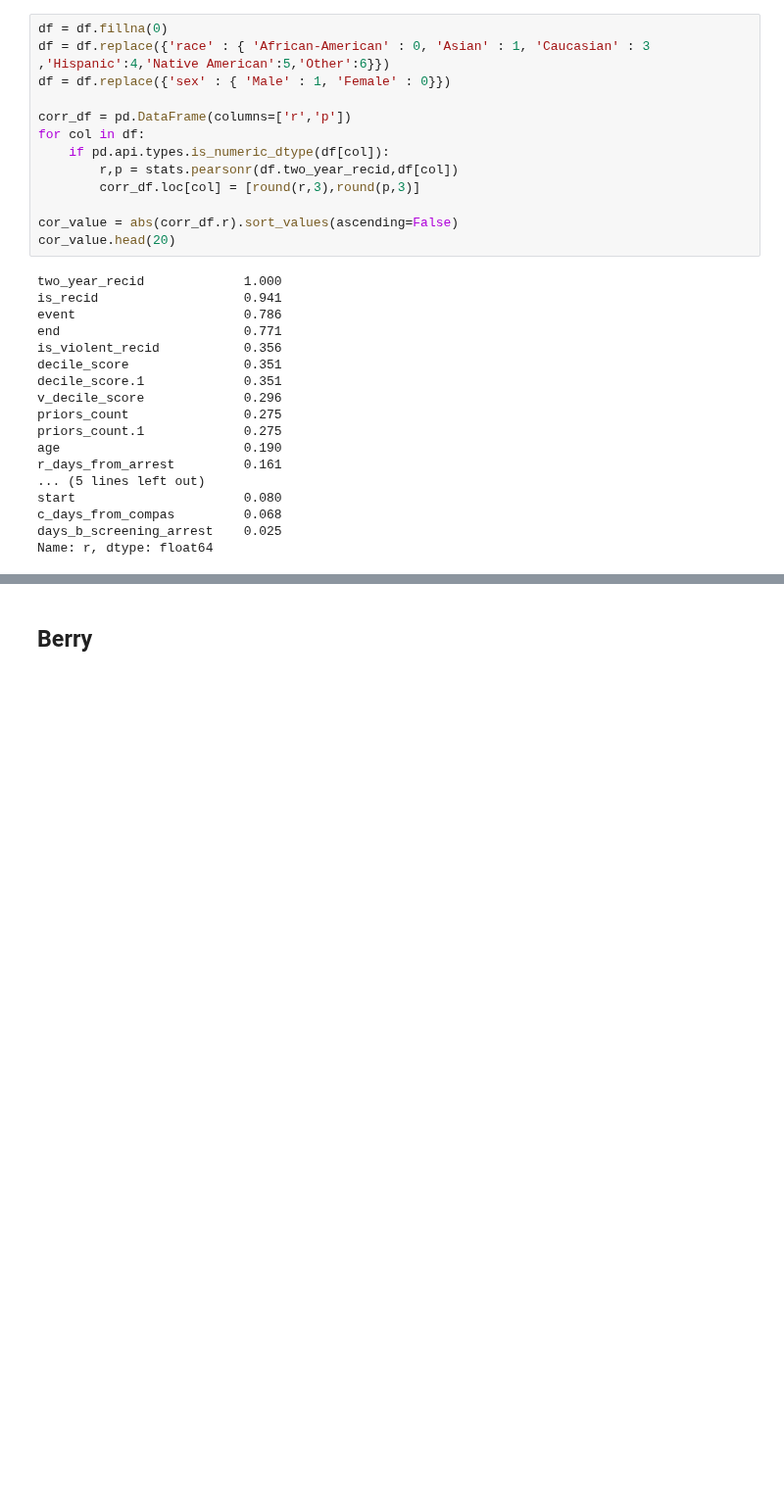
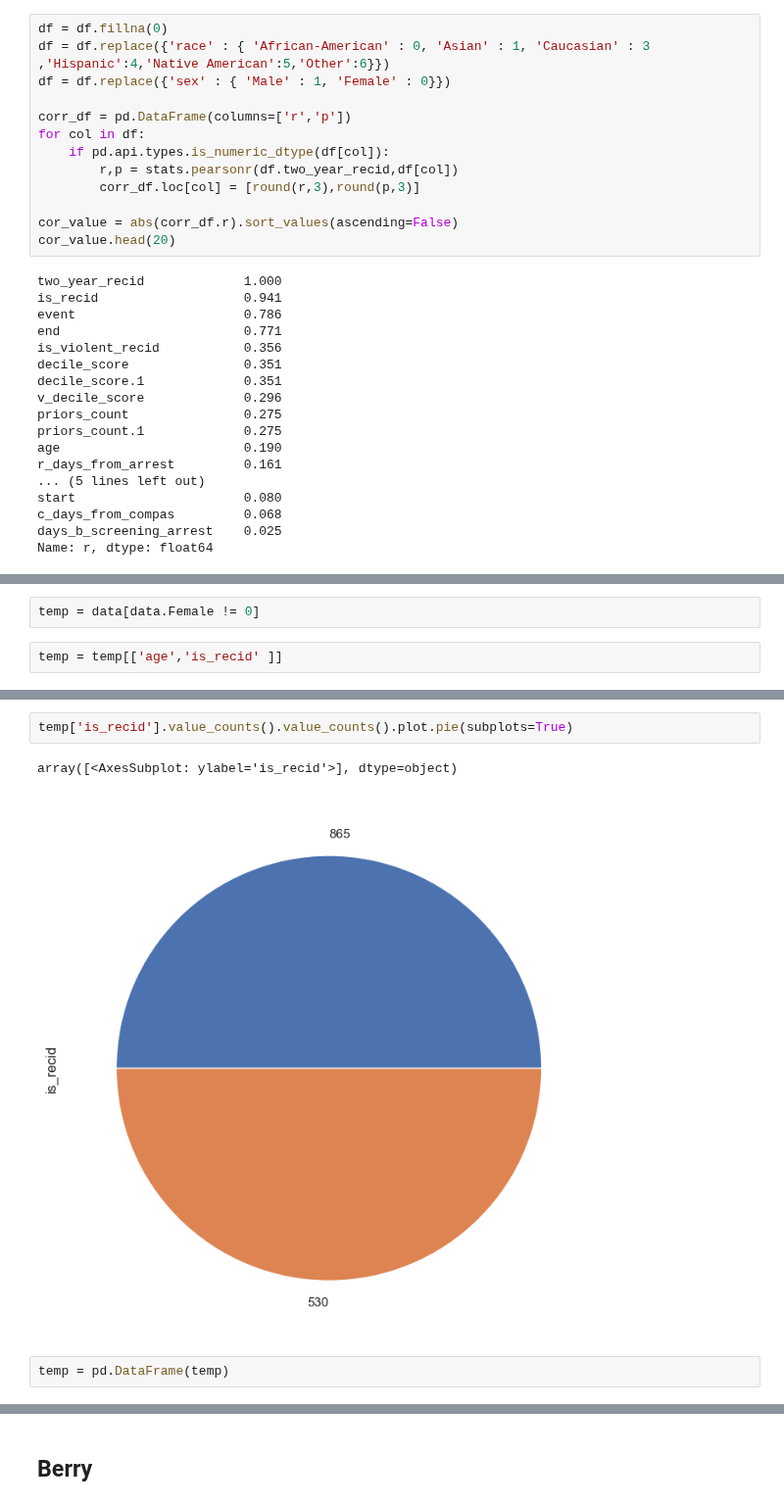
Before and after one commit to Ahmads405/ECE143Group1Project, a Jupyter notebook: Final Compas Anlysis Group.ipynb, the cells around one changed output, grey strips where cells are left out. Shown at 98% size. Drawn from its saved outputs; the diff is of its cells as text; blank space fills up the shorter version.

```diff
--- a/Final Compas Anlysis Group.ipynb
+++ b/Final Compas Anlysis Group.ipynb
@@ -135,0 +287,4 @@ g.map(plt.hist, 'decile_score', rwidth=0.9,density = True)
+# %%
+temp = data[data.Female != 0]
+# %%
+temp = temp[['age','is_recid' ]]
@@ -135,0 +303,7 @@ g.map(plt.hist, 'decile_score', rwidth=0.9,density = True)
+# %%
+temp['is_recid'].value_counts().value_counts().plot.pie(subplots=True)
+# %% [output]
+array([<AxesSubplot: ylabel='is_recid'>], dtype=object)
+[figure, added]
+# %%
+temp = pd.DataFrame(temp)
```
Also changed, not shown: parts of 60 cells of this notebook, 1 other file.
